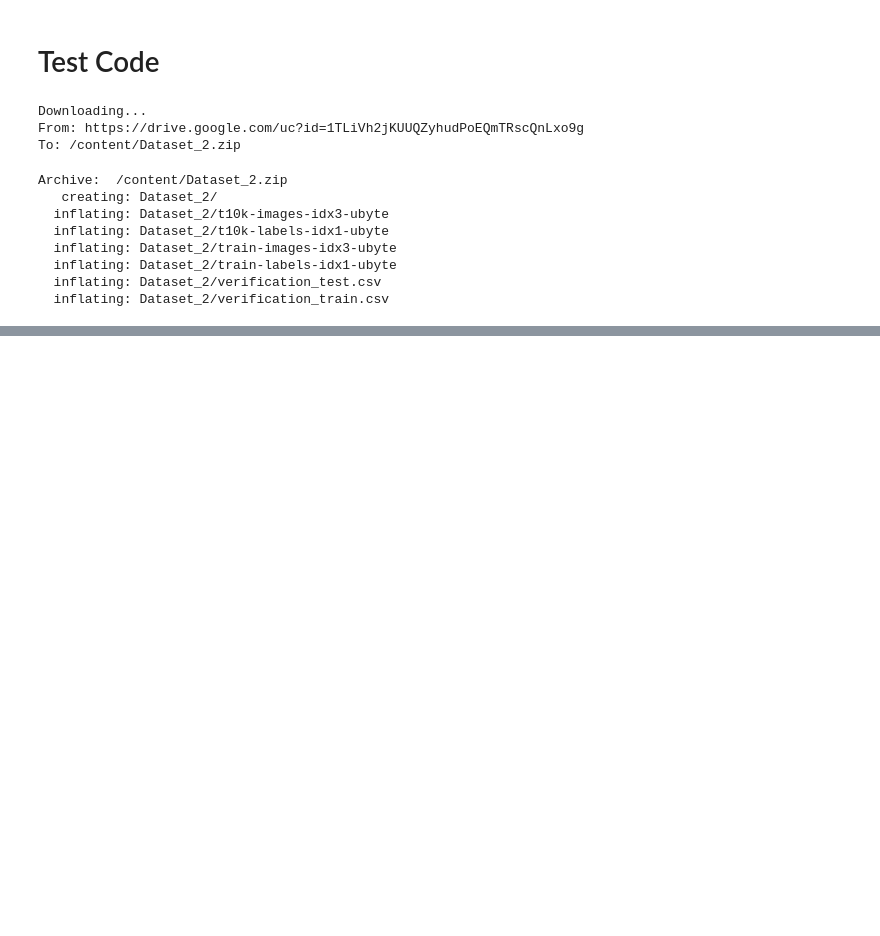
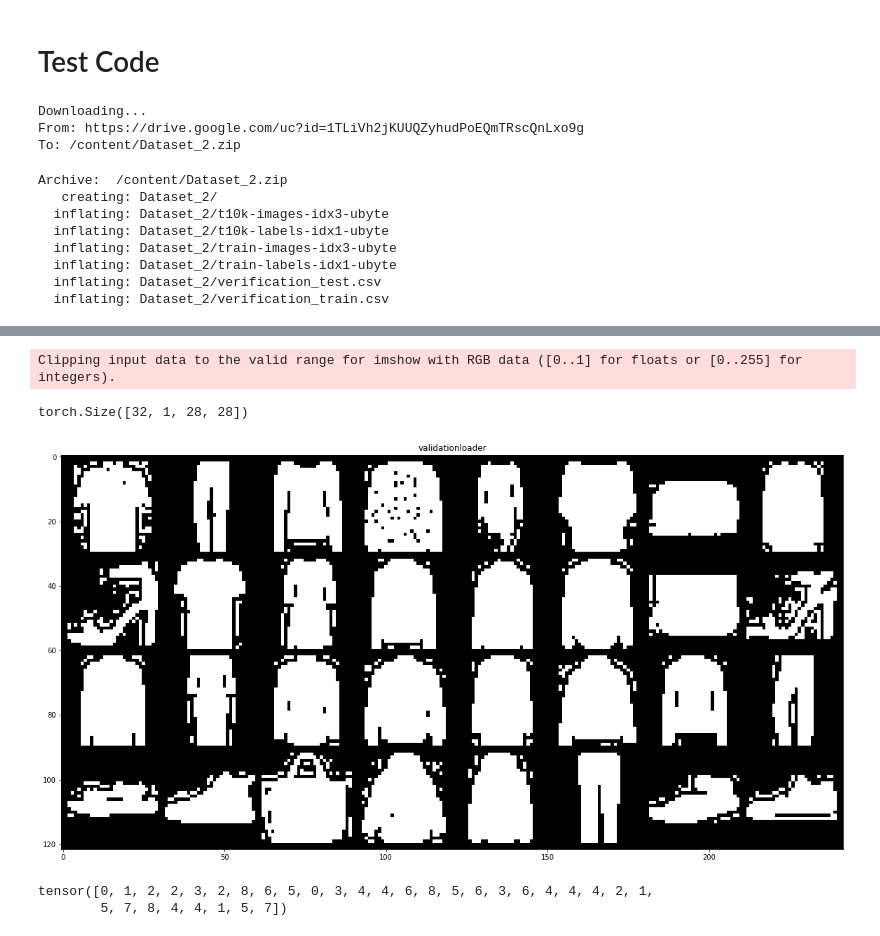
Before and after one commit to Rafat97/bengali-handwritten-digits-0-to-9-classification, a Jupyter notebook: CSE_4238_Soft_Computing_Lab_Assignment_2_All_in_One.ipynb, the cells around one changed output, grey strips where cells are left out. Cells and saved outputs as stored; diff of their text form; code cells hidden in the pictures; blank space fills up the shorter version.

```diff
--- a/CSE_4238_Soft_Computing_Lab_Assignment_2_All_in_One.ipynb
+++ b/CSE_4238_Soft_Computing_Lab_Assignment_2_All_in_One.ipynb
@@ -1202,0 +1270,16 @@ df
+# %%
+for image,label in validationloader:
+  plt.figure(figsize=(20,20))
+  print(image.shape)
+  grid_imge_gen = torchvision.utils.make_grid(image)
+  plt.imshow(grid_imge_gen.permute(1, 2, 0).cpu())
+  plt.title("validationloader")
+  plt.show()
+  print(label)
+  break
+# %% [output]
+Clipping input data to the valid range for imshow with RGB data ([0..1] for floats or [0..255] for integers).
+torch.Size([32, 1, 28, 28])
+[figure, added]
+tensor([0, 1, 2, 2, 3, 2, 8, 6, 5, 0, 3, 4, 4, 6, 8, 5, 6, 3, 6, 4, 4, 4, 2, 1,
+        5, 7, 8, 4, 4, 1, 5, 7])
```
Also changed, not shown: parts of 5 cells of this notebook.
